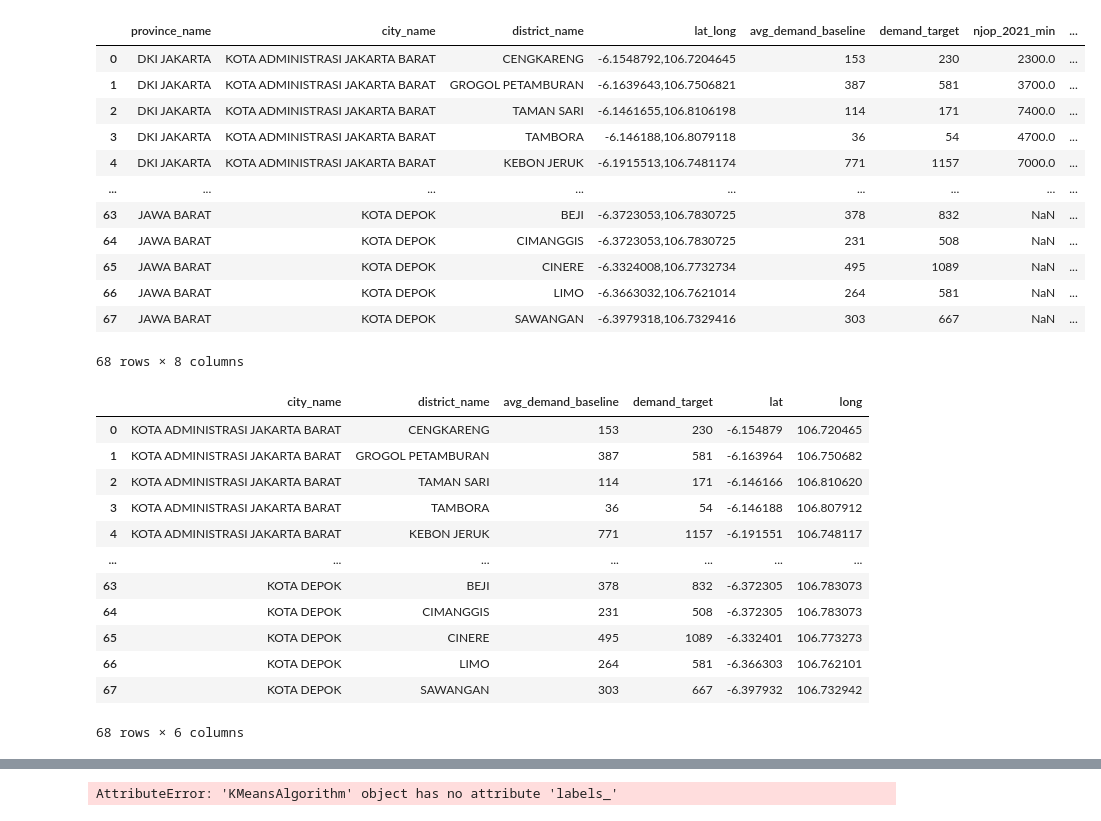
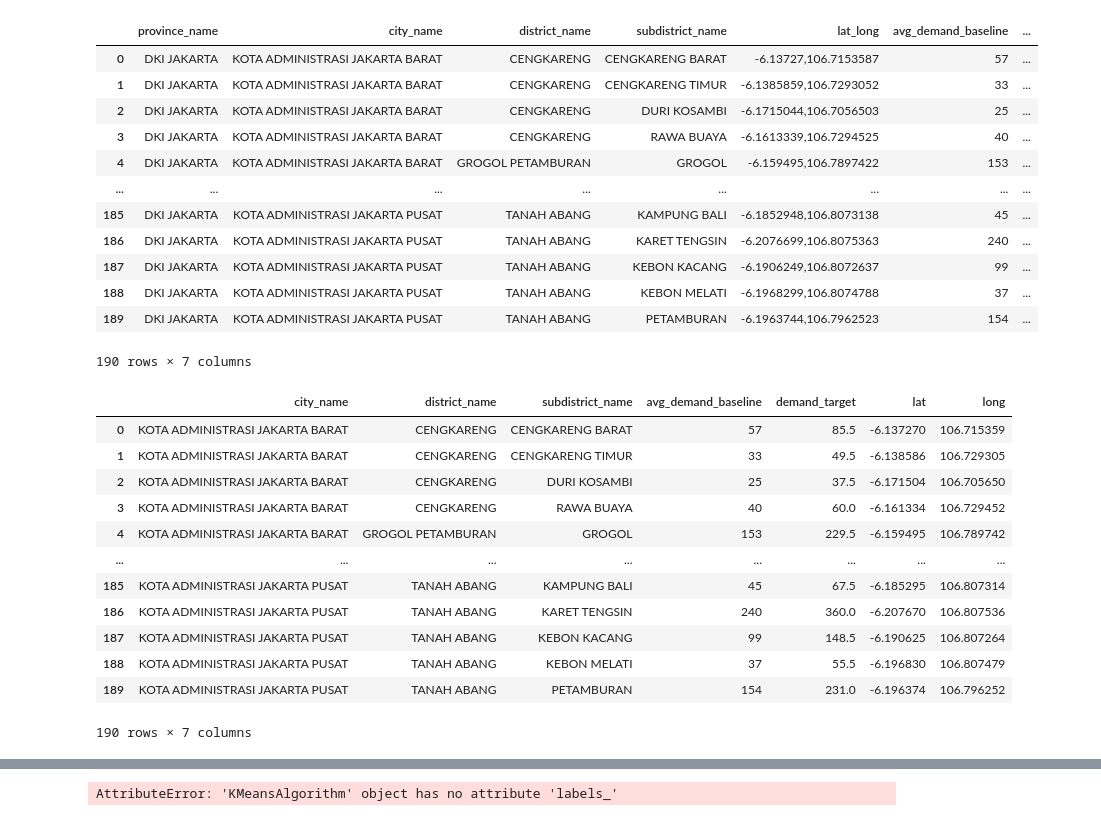
Before and after one commit to hafidabid/clustering-gudang, a Jupyter notebook: experiments/kmeans_lat_long_vincenty.ipynb, the cells around one changed output, grey strips where cells are left out. Cells and saved outputs as stored; diff of their text form; code cells hidden in the pictures.

```diff
--- a/experiments/kmeans_lat_long_vincenty.ipynb
+++ b/experiments/kmeans_lat_long_vincenty.ipynb
@@ -10,25 +10,25 @@ from kmeans2 import KMeansAlgorithm
 # %%
 """
 Load csv into pandas dataframe
 """
 
-flname="../dataset_cluster_warehouse_exp_1.csv"
+flname="../dataset_cluster_warehouse_exp_2.csv"
 df = pd.read_csv(flname)
 df
 # %% [output]
-|  | province_name | city_name | district_name | lat_long | avg_demand_baseline | demand_target | njop_2021_min | ... |
-| 0 | DKI JAKARTA | KOTA ADMINISTRASI JAKARTA BARAT | CENGKARENG | -6.1548792,106.7204645 | 153 | 230 | 2300.0 | ... |
-| 1 | DKI JAKARTA | KOTA ADMINISTRASI JAKARTA BARAT | GROGOL PETAMBURAN | -6.1639643,106.7506821 | 387 | 581 | 3700.0 | ... |
-| 2 | DKI JAKARTA | KOTA ADMINISTRASI JAKARTA BARAT | TAMAN SARI | -6.1461655,106.8106198 | 114 | 171 | 7400.0 | ... |
-| 3 | DKI JAKARTA | KOTA ADMINISTRASI JAKARTA BARAT | TAMBORA | -6.146188,106.8079118 | 36 | 54 | 4700.0 | ... |
-| 4 | DKI JAKARTA | KOTA ADMINISTRASI JAKARTA BARAT | KEBON JERUK | -6.1915513,106.7481174 | 771 | 1157 | 7000.0 | ... |
-| ... | ... | ... | ... | ... | ... | ... | ... | ... |
-| 63 | JAWA BARAT | KOTA DEPOK | BEJI | -6.3723053,106.7830725 | 378 | 832 | NaN | ... |
-| 64 | JAWA BARAT | KOTA DEPOK | CIMANGGIS | -6.3723053,106.7830725 | 231 | 508 | NaN | ... |
-| 65 | JAWA BARAT | KOTA DEPOK | CINERE | -6.3324008,106.7732734 | 495 | 1089 | NaN | ... |
-| 66 | JAWA BARAT | KOTA DEPOK | LIMO | -6.3663032,106.7621014 | 264 | 581 | NaN | ... |
-| 67 | JAWA BARAT | KOTA DEPOK | SAWANGAN | -6.3979318,106.7329416 | 303 | 667 | NaN | ... |
+|  | province_name | city_name | district_name | subdistrict_name | lat_long | avg_demand_baseline | ... |
+| 0 | DKI JAKARTA | KOTA ADMINISTRASI JAKARTA BARAT | CENGKARENG | CENGKARENG BARAT | -6.13727,106.7153587 | 57 | ... |
+| 1 | DKI JAKARTA | KOTA ADMINISTRASI JAKARTA BARAT | CENGKARENG | CENGKARENG TIMUR | -6.1385859,106.7293052 | 33 | ... |
+| 2 | DKI JAKARTA | KOTA ADMINISTRASI JAKARTA BARAT | CENGKARENG | DURI KOSAMBI | -6.1715044,106.7056503 | 25 | ... |
+| 3 | DKI JAKARTA | KOTA ADMINISTRASI JAKARTA BARAT | CENGKARENG | RAWA BUAYA | -6.1613339,106.7294525 | 40 | ... |
+| 4 | DKI JAKARTA | KOTA ADMINISTRASI JAKARTA BARAT | GROGOL PETAMBURAN | GROGOL | -6.159495,106.7897422 | 153 | ... |
+| ... | ... | ... | ... | ... | ... | ... | ... |
+| 185 | DKI JAKARTA | KOTA ADMINISTRASI JAKARTA PUSAT | TANAH ABANG | KAMPUNG BALI | -6.1852948,106.8073138 | 45 | ... |
+| 186 | DKI JAKARTA | KOTA ADMINISTRASI JAKARTA PUSAT | TANAH ABANG | KARET TENGSIN | -6.2076699,106.8075363 | 240 | ... |
+| 187 | DKI JAKARTA | KOTA ADMINISTRASI JAKARTA PUSAT | TANAH ABANG | KEBON KACANG | -6.1906249,106.8072637 | 99 | ... |
+| 188 | DKI JAKARTA | KOTA ADMINISTRASI JAKARTA PUSAT | TANAH ABANG | KEBON MELATI | -6.1968299,106.8074788 | 37 | ... |
+| 189 | DKI JAKARTA | KOTA ADMINISTRASI JAKARTA PUSAT | TANAH ABANG | PETAMBURAN | -6.1963744,106.7962523 | 154 | ... |
-68 rows × 8 columns
+190 rows × 7 columns
 # %%
 """
 split data lat_long into each lat and long it self.
@@ -44,22 +44,22 @@ for idx, row in df.iterrows():
     data_long.append(long)
 
 df = df.assign(lat=data_lat, long=data_long)
-dataset = df[['city_name', 'district_name', 'avg_demand_baseline', 'demand_target', 'lat', 'long']]
+dataset = df[['city_name', 'district_name','subdistrict_name', 'avg_demand_baseline', 'demand_target', 'lat', 'long']]
 dataset
 # %% [output]
-|  | city_name | district_name | avg_demand_baseline | demand_target | lat | long |
-| 0 | KOTA ADMINISTRASI JAKARTA BARAT | CENGKARENG | 153 | 230 | -6.154879 | 106.720465 |
-| 1 | KOTA ADMINISTRASI JAKARTA BARAT | GROGOL PETAMBURAN | 387 | 581 | -6.163964 | 106.750682 |
-| 2 | KOTA ADMINISTRASI JAKARTA BARAT | TAMAN SARI | 114 | 171 | -6.146166 | 106.810620 |
-| 3 | KOTA ADMINISTRASI JAKARTA BARAT | TAMBORA | 36 | 54 | -6.146188 | 106.807912 |
-| 4 | KOTA ADMINISTRASI JAKARTA BARAT | KEBON JERUK | 771 | 1157 | -6.191551 | 106.748117 |
-| ... | ... | ... | ... | ... | ... | ... |
-| 63 | KOTA DEPOK | BEJI | 378 | 832 | -6.372305 | 106.783073 |
-| 64 | KOTA DEPOK | CIMANGGIS | 231 | 508 | -6.372305 | 106.783073 |
-| 65 | KOTA DEPOK | CINERE | 495 | 1089 | -6.332401 | 106.773273 |
-| 66 | KOTA DEPOK | LIMO | 264 | 581 | -6.366303 | 106.762101 |
-| 67 | KOTA DEPOK | SAWANGAN | 303 | 667 | -6.397932 | 106.732942 |
+|  | city_name | district_name | subdistrict_name | avg_demand_baseline | demand_target | lat | long |
+| 0 | KOTA ADMINISTRASI JAKARTA BARAT | CENGKARENG | CENGKARENG BARAT | 57 | 85.5 | -6.137270 | 106.715359 |
+| 1 | KOTA ADMINISTRASI JAKARTA BARAT | CENGKARENG | CENGKARENG TIMUR | 33 | 49.5 | -6.138586 | 106.729305 |
+| 2 | KOTA ADMINISTRASI JAKARTA BARAT | CENGKARENG | DURI KOSAMBI | 25 | 37.5 | -6.171504 | 106.705650 |
+| 3 | KOTA ADMINISTRASI JAKARTA BARAT | CENGKARENG | RAWA BUAYA | 40 | 60.0 | -6.161334 | 106.729452 |
+| 4 | KOTA ADMINISTRASI JAKARTA BARAT | GROGOL PETAMBURAN | GROGOL | 153 | 229.5 | -6.159495 | 106.789742 |
+| ... | ... | ... | ... | ... | ... | ... | ... |
+| 185 | KOTA ADMINISTRASI JAKARTA PUSAT | TANAH ABANG | KAMPUNG BALI | 45 | 67.5 | -6.185295 | 106.807314 |
+| 186 | KOTA ADMINISTRASI JAKARTA PUSAT | TANAH ABANG | KARET TENGSIN | 240 | 360.0 | -6.207670 | 106.807536 |
+| 187 | KOTA ADMINISTRASI JAKARTA PUSAT | TANAH ABANG | KEBON KACANG | 99 | 148.5 | -6.190625 | 106.807264 |
+| 188 | KOTA ADMINISTRASI JAKARTA PUSAT | TANAH ABANG | KEBON MELATI | 37 | 55.5 | -6.196830 | 106.807479 |
+| 189 | KOTA ADMINISTRASI JAKARTA PUSAT | TANAH ABANG | PETAMBURAN | 154 | 231.0 | -6.196374 | 106.796252 |
-68 rows × 6 columns
+190 rows × 7 columns
 # %%
 """
 Elbow method to determine number of cluster
```
Also changed, not shown: parts of 4 cells of this notebook, 3 other files.
